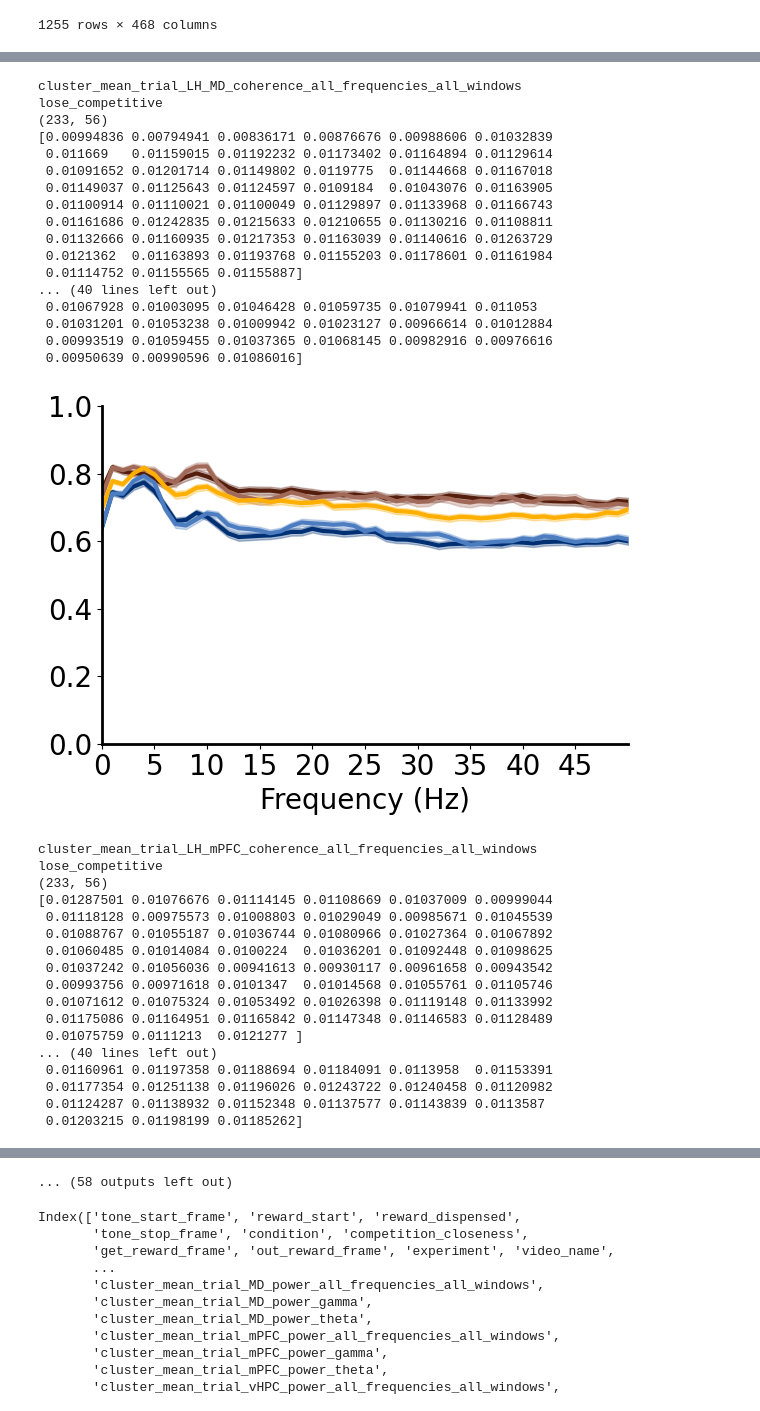
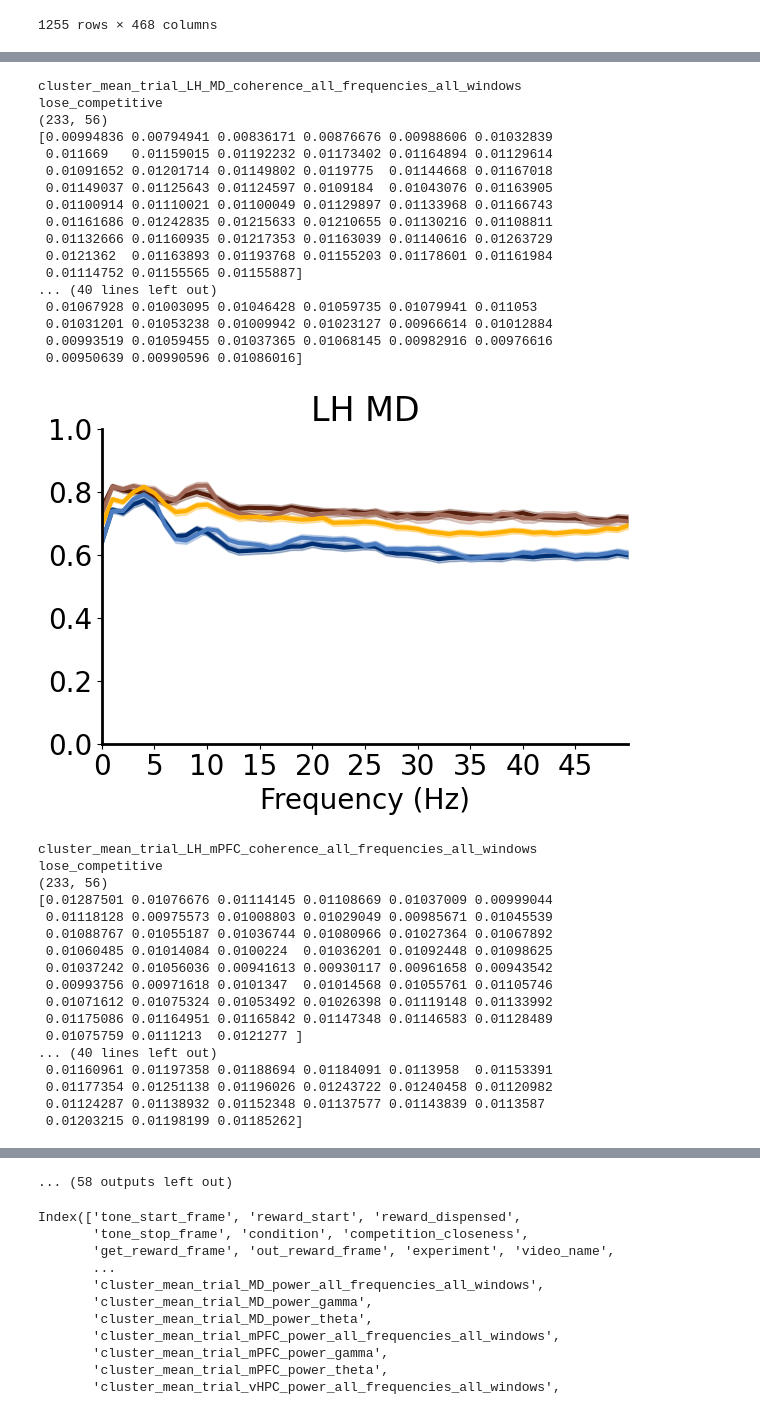
Before and after one commit to padillacoreanolab/reward_comp_ext, a Jupyter notebook: results/2024_06_16_spectral_preprocessing/12_rce3_cluster_parsing_combined_comp.ipynb, the cells around one changed output, grey strips where cells are left out. Cells and saved outputs as stored; diff of their text form; code cells hidden in the pictures.

```diff
--- a/results/2024_06_16_spectral_preprocessing/12_rce3_cluster_parsing_combined_comp.ipynb
+++ b/results/2024_06_16_spectral_preprocessing/12_rce3_cluster_parsing_combined_comp.ipynb
@@ -944,7 +944,7 @@ for col in cluster_mean_columns:
 
     else:
         # pass
-        plt.ylim(0, 1)
+        plt.ylim(0.4, 0.8)
 
     # Iterating through each trial type
     for index, row in stacked_df.iterrows():
@@ -969,7 +969,7 @@ for col in cluster_mean_columns:
     else:
         title = "{}".format(col.replace("cluster_mean_trial_", "").replace("cluster_mean_trial_and_post_", "").replace("RMS_filtered_", "").replace("all_frequencies_all_windows", "").replace("power", "").replace("granger", "")).replace("coherence", "").replace("_", " ").replace("  ", " ").strip()
 
-    # plt.title(title)
+    plt.title(title)
     plt.xlabel("Frequency (Hz)")
 
     if "power" in col:
@@ -1077,21 +1077,21 @@ lose_competitive
 cluster_mean_trial_LH_MD_coherence_all_frequencies_all_windows
 lose_competitive
 (233, 56)
 [0.00994836 0.00794941 0.00836171 0.00876676 0.00988606 0.01032839
  0.011669   0.01159015 0.01192232 0.01173402 0.01164894 0.01129614
  0.01091652 0.01201714 0.01149802 0.0119775  0.01144668 0.01167018
  0.01149037 0.01125643 0.01124597 0.0109184  0.01043076 0.01163905
  0.01100914 0.01110021 0.01100049 0.01129897 0.01133968 0.01166743
  0.01161686 0.01242835 0.01215633 0.01210655 0.01130216 0.01108811
  0.01132666 0.01160935 0.01217353 0.01163039 0.01140616 0.01263729
  0.0121362  0.01163893 0.01193768 0.01155203 0.01178601 0.01161984
  0.01114752 0.01155565 0.01155887]
 ... (40 lines left out)
  0.01067928 0.01003095 0.01046428 0.01059735 0.01079941 0.011053
  0.01031201 0.01053238 0.01009942 0.01023127 0.00966614 0.01012884
  0.00993519 0.01059455 0.01037365 0.01068145 0.00982916 0.00976616
  0.00950639 0.00990596 0.01086016]
-[figure, old version]
+[figure, new version]
 cluster_mean_trial_LH_mPFC_coherence_all_frequencies_all_windows
 lose_competitive
 (233, 56)
```
Also changed, not shown: parts of 11 cells of this notebook.
